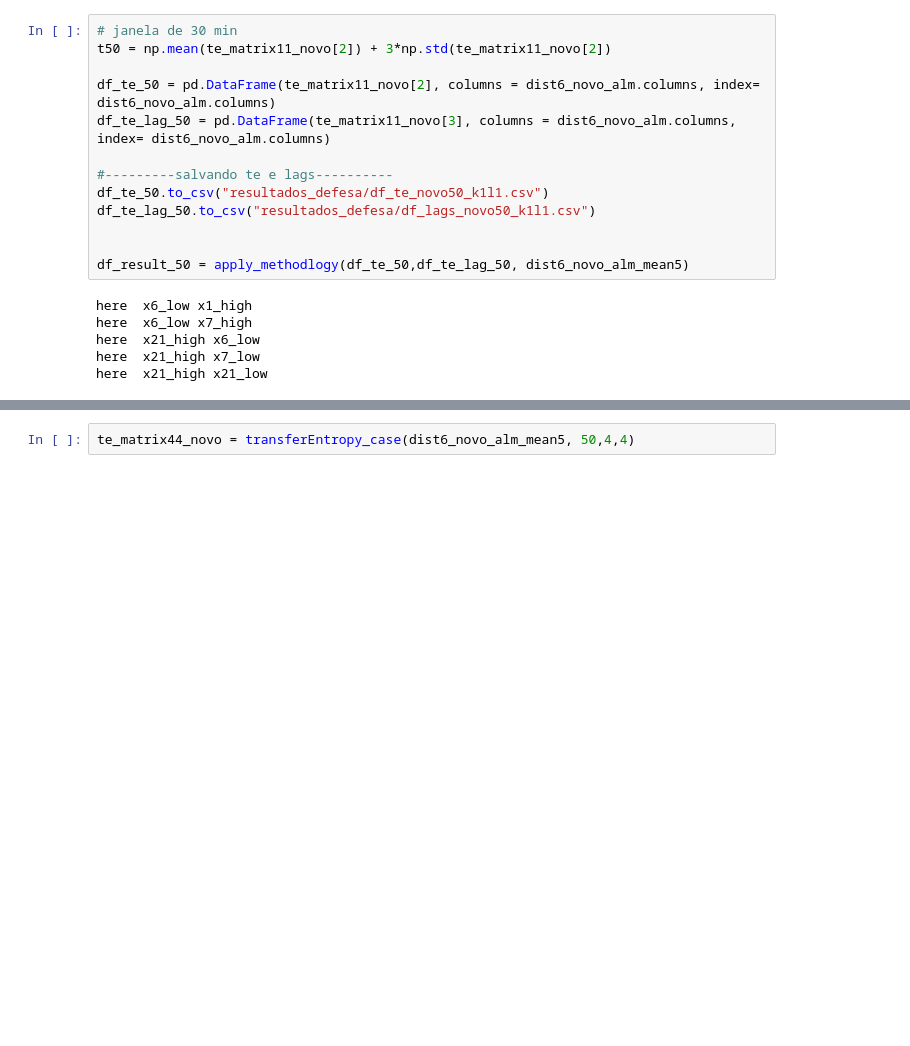
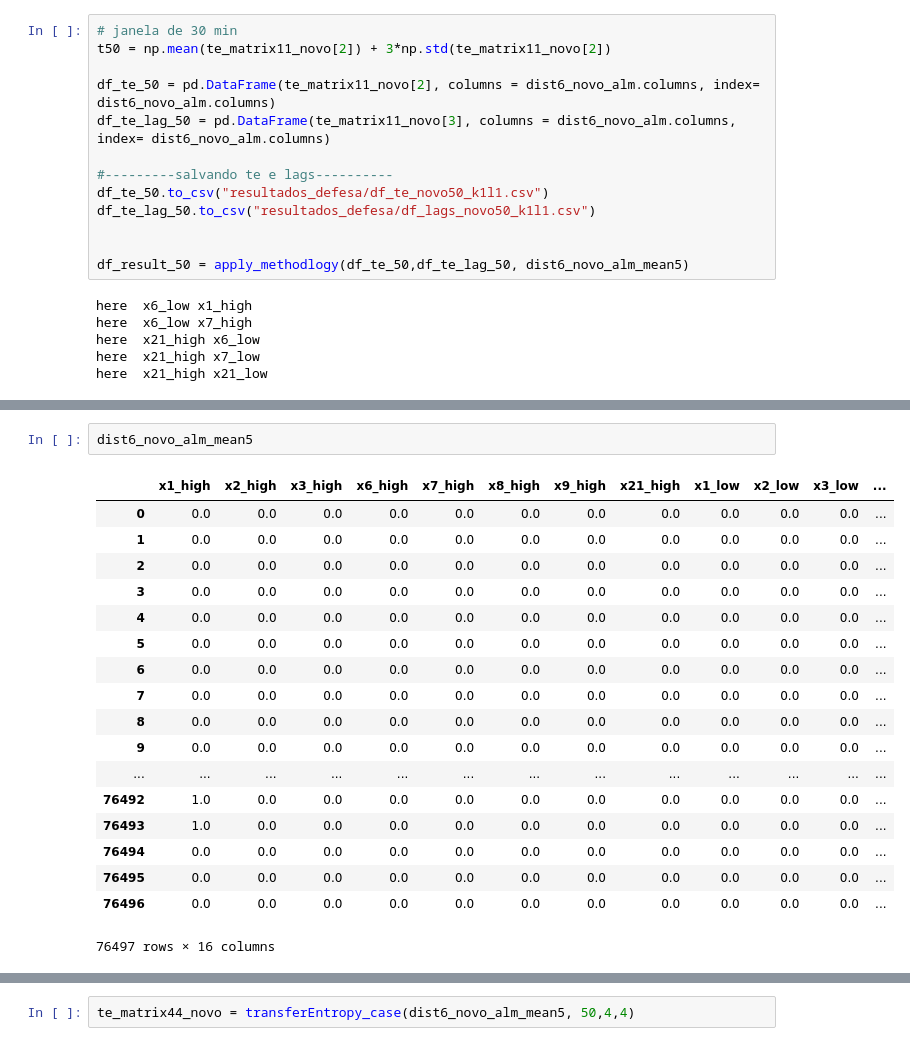
Before and after one commit to ruteee/pesquisa, a Jupyter notebook: TransEntropy_mod.ipynb, the cells around one changed output, grey strips where cells are left out. Drawn from its saved outputs; the diff is of its cells as text; blank space fills up the shorter version.

```diff
--- a/TransEntropy_mod.ipynb
+++ b/TransEntropy_mod.ipynb
@@ -620,0 +680,21 @@ here  x21_high x21_low
+# %%
+dist6_novo_alm_mean5
+# %% [output]
+|  | x1_high | x2_high | x3_high | x6_high | x7_high | x8_high | x9_high | x21_high | x1_low | x2_low | x3_low | ... |
+| 0 | 0.0 | 0.0 | 0.0 | 0.0 | 0.0 | 0.0 | 0.0 | 0.0 | 0.0 | 0.0 | 0.0 | ... |
+| 1 | 0.0 | 0.0 | 0.0 | 0.0 | 0.0 | 0.0 | 0.0 | 0.0 | 0.0 | 0.0 | 0.0 | ... |
+| 2 | 0.0 | 0.0 | 0.0 | 0.0 | 0.0 | 0.0 | 0.0 | 0.0 | 0.0 | 0.0 | 0.0 | ... |
+| 3 | 0.0 | 0.0 | 0.0 | 0.0 | 0.0 | 0.0 | 0.0 | 0.0 | 0.0 | 0.0 | 0.0 | ... |
+| 4 | 0.0 | 0.0 | 0.0 | 0.0 | 0.0 | 0.0 | 0.0 | 0.0 | 0.0 | 0.0 | 0.0 | ... |
+| 5 | 0.0 | 0.0 | 0.0 | 0.0 | 0.0 | 0.0 | 0.0 | 0.0 | 0.0 | 0.0 | 0.0 | ... |
+| 6 | 0.0 | 0.0 | 0.0 | 0.0 | 0.0 | 0.0 | 0.0 | 0.0 | 0.0 | 0.0 | 0.0 | ... |
+| 7 | 0.0 | 0.0 | 0.0 | 0.0 | 0.0 | 0.0 | 0.0 | 0.0 | 0.0 | 0.0 | 0.0 | ... |
+| 8 | 0.0 | 0.0 | 0.0 | 0.0 | 0.0 | 0.0 | 0.0 | 0.0 | 0.0 | 0.0 | 0.0 | ... |
+| 9 | 0.0 | 0.0 | 0.0 | 0.0 | 0.0 | 0.0 | 0.0 | 0.0 | 0.0 | 0.0 | 0.0 | ... |
+| ... | ... | ... | ... | ... | ... | ... | ... | ... | ... | ... | ... | ... |
+| 76492 | 1.0 | 0.0 | 0.0 | 0.0 | 0.0 | 0.0 | 0.0 | 0.0 | 0.0 | 0.0 | 0.0 | ... |
+| 76493 | 1.0 | 0.0 | 0.0 | 0.0 | 0.0 | 0.0 | 0.0 | 0.0 | 0.0 | 0.0 | 0.0 | ... |
+| 76494 | 0.0 | 0.0 | 0.0 | 0.0 | 0.0 | 0.0 | 0.0 | 0.0 | 0.0 | 0.0 | 0.0 | ... |
+| 76495 | 0.0 | 0.0 | 0.0 | 0.0 | 0.0 | 0.0 | 0.0 | 0.0 | 0.0 | 0.0 | 0.0 | ... |
+| 76496 | 0.0 | 0.0 | 0.0 | 0.0 | 0.0 | 0.0 | 0.0 | 0.0 | 0.0 | 0.0 | 0.0 | ... |
+76497 rows × 16 columns
```
Also changed, not shown: parts of 14 cells of this notebook, 9 other files.
